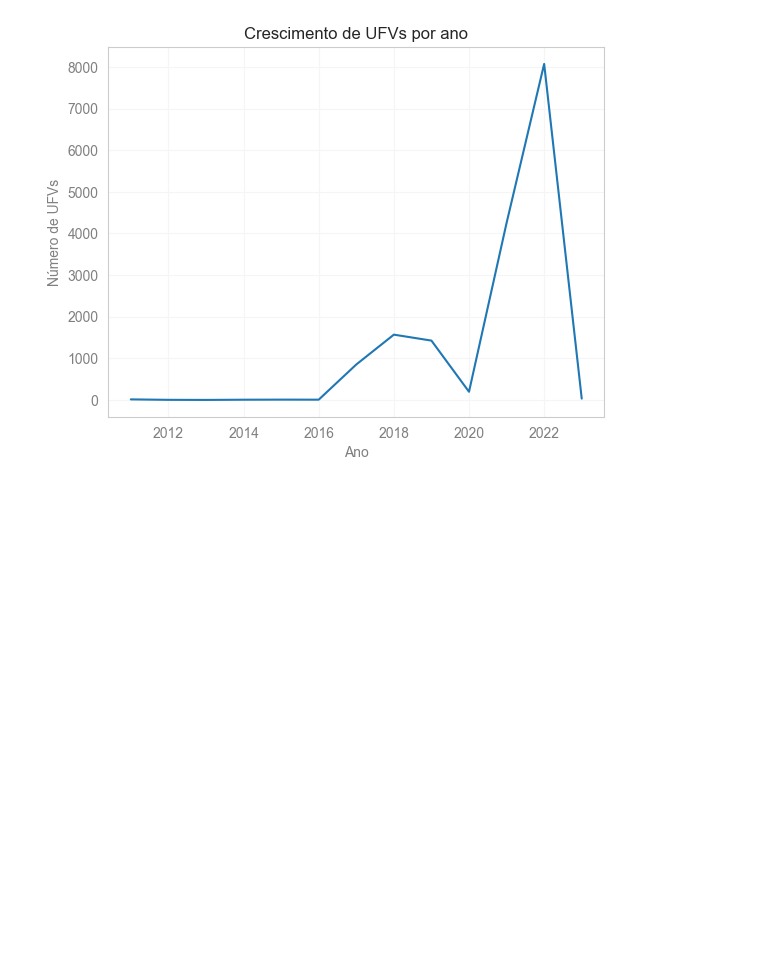
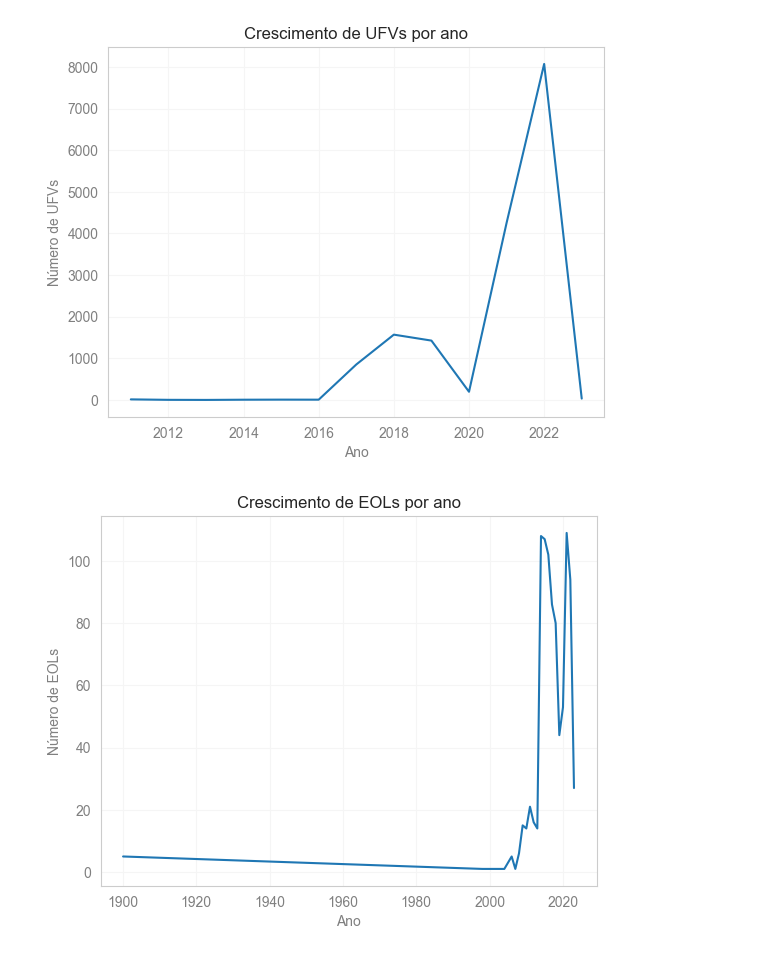
Before and after one commit to lpfnascimento/eda-brasilian-energy-matrix, a Jupyter notebook: TG-aneel-energia.ipynb, the cells around one changed output. Drawn from its saved outputs; the diff is of its cells as text; code cells hidden in the pictures; blank space fills up the shorter version.

Commit message:
adicionando o readme, grafico de eolica e ajustes

```diff
--- a/TG-aneel-energia.ipynb
+++ b/TG-aneel-energia.ipynb
@@ -473,3 +474,12 @@ crescimento_solar.set(xlabel='Ano', ylabel='Número de UFVs', title='Crescimento
 plt.show()
 # %% [output]
 [figure]
+# %%
+df_eol = df[df['SigTipoGeracao'] == 'EOL']
+df_eol = df_eol.assign(Year=pd.DatetimeIndex(df_eol['DatEntradaOperacao']).year)
+df_eol_count = df_eol.groupby('Year')['SigTipoGeracao'].count().reset_index(name='Count')
+crescimento_eolica = sns.lineplot(x='Year', y='Count', data=df_eol_count)
+crescimento_eolica.set(xlabel='Ano', ylabel='Número de EOLs', title='Crescimento de EOLs por ano')
+plt.show()
+# %% [output]
+[figure, added]
```
Also changed, not shown: parts of 6 cells of this notebook.
